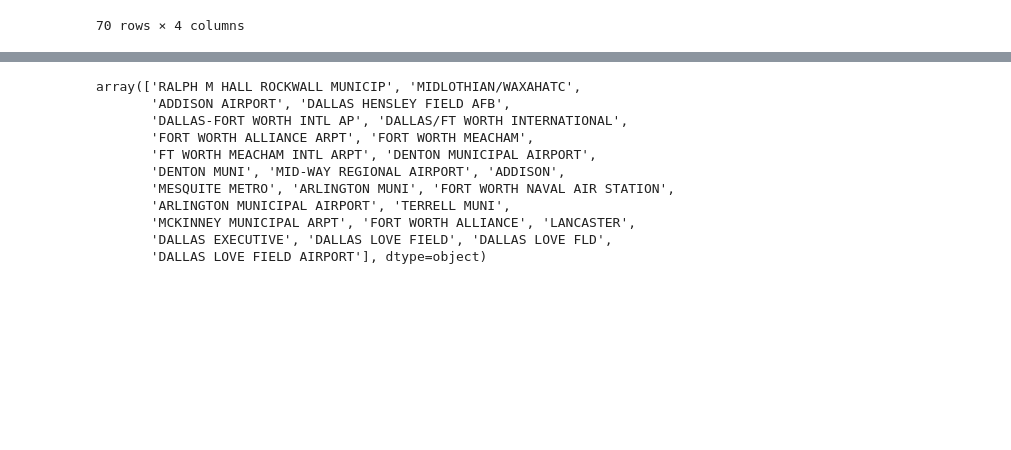
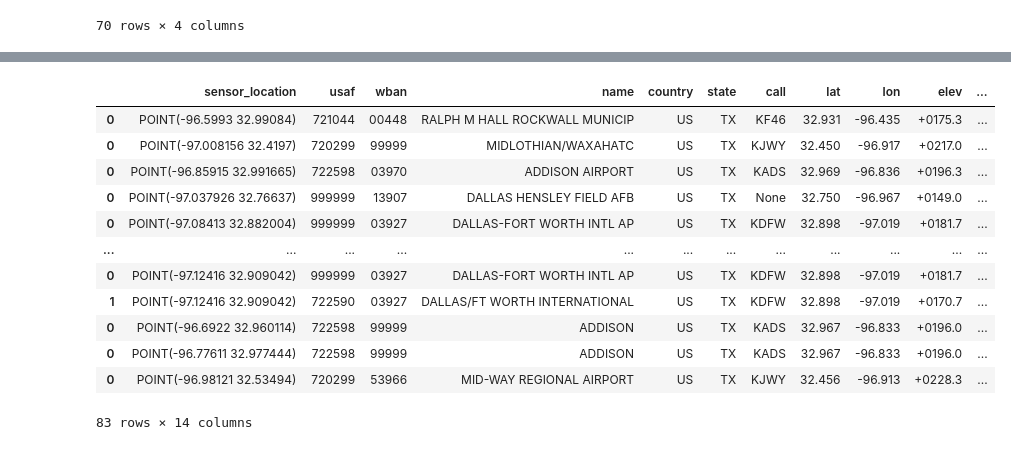
Before and after one commit to siwa-p/Air-quality-monitoring-and-prediction-using-PurpleAir-data, a Jupyter notebook: notebooks/merging_weatherdata_to_sensor_data.ipynb, the cells around one changed output, grey strips where cells are left out. Drawn from its saved outputs; the diff is of its cells as text; code cells hidden in the pictures; blank space fills up the shorter version.

```diff
--- a/notebooks/merging_weatherdata_to_sensor_data.ipynb
+++ b/notebooks/merging_weatherdata_to_sensor_data.ipynb
@@ -249,7 +226,7 @@ date_range = ('2023-01-01', '2023-01-03')
 #     weather_stations = fetch_weather_station(row['latitude'], row['longitude'], date_range)
 #     print(weather_stations)
 # %%
-date_range = ('2023-01-01', '2023-01-03')
+date_range = ('2023-01-01', '2023-01-05')
 weather_stations_combined = pd.DataFrame()  # Initialize an empty DataFrame to store combined results
 
 for index, row in sensor_data.iterrows():
@@ -389,14 +366,16 @@ weather_stations_combined
 # %%
-weather_stations_combined['stations_name'].unique()
+weather_stations_combined
 # %% [output]
+|  | sensor_location | usaf | wban | name | country | state | call | lat | lon | elev | ... |
+| 0 | POINT(-96.5993 32.99084) | 721044 | 00448 | RALPH M HALL ROCKWALL MUNICIP | US | TX | KF46 | 32.931 | -96.435 | +0175.3 | ... |
+| 0 | POINT(-97.008156 32.4197) | 720299 | 99999 | MIDLOTHIAN/WAXAHATC | US | TX | KJWY | 32.450 | -96.917 | +0217.0 | ... |
+| 0 | POINT(-96.85915 32.991665) | 722598 | 03970 | ADDISON AIRPORT | US | TX | KADS | 32.969 | -96.836 | +0196.3 | ... |
+| 0 | POINT(-97.037926 32.76637) | 999999 | 13907 | DALLAS HENSLEY FIELD AFB | US | TX | None | 32.750 | -96.967 | +0149.0 | ... |
+| 0 | POINT(-97.08413 32.882004) | 999999 | 03927 | DALLAS-FORT WORTH INTL AP | US | TX | KDFW | 32.898 | -97.019 | +0181.7 | ... |
+| ... | ... | ... | ... | ... | ... | ... | ... | ... | ... | ... | ... |
+| 0 | POINT(-97.12416 32.909042) | 999999 | 03927 | DALLAS-FORT WORTH INTL AP | US | TX | KDFW | 32.898 | -97.019 | +0181.7 | ... |
+| 1 | POINT(-97.12416 32.909042) | 722590 | 03927 | DALLAS/FT WORTH INTERNATIONAL | US | TX | KDFW | 32.898 | -97.019 | +0170.7 | ... |
+| 0 | POINT(-96.6922 32.960114) | 722598 | 99999 | ADDISON | US | TX | KADS | 32.967 | -96.833 | +0196.0 | ... |
+| 0 | POINT(-96.77611 32.977444) | 722598 | 99999 | ADDISON | US | TX | KADS | 32.967 | -96.833 | +0196.0 | ... |
+| 0 | POINT(-96.98121 32.53494) | 720299 | 53966 | MID-WAY REGIONAL AIRPORT | US | TX | KJWY | 32.456 | -96.913 | +0228.3 | ... |
-array(['RALPH M HALL ROCKWALL MUNICIP', 'MIDLOTHIAN/WAXAHATC',
-       'ADDISON AIRPORT', 'DALLAS HENSLEY FIELD AFB',
-       'DALLAS-FORT WORTH INTL AP', 'DALLAS/FT WORTH INTERNATIONAL',
-       'FORT WORTH ALLIANCE ARPT', 'FORT WORTH MEACHAM',
-       'FT WORTH MEACHAM INTL ARPT', 'DENTON MUNICIPAL AIRPORT',
-       'DENTON MUNI', 'MID-WAY REGIONAL AIRPORT', 'ADDISON',
-       'MESQUITE METRO', 'ARLINGTON MUNI', 'FORT WORTH NAVAL AIR STATION',
-       'ARLINGTON MUNICIPAL AIRPORT', 'TERRELL MUNI',
-       'MCKINNEY MUNICIPAL ARPT', 'FORT WORTH ALLIANCE', 'LANCASTER',
-       'DALLAS EXECUTIVE', 'DALLAS LOVE FIELD', 'DALLAS LOVE FLD',
-       'DALLAS LOVE FIELD AIRPORT'], dtype=object)
+83 rows × 14 columns
```
Also changed, not shown: parts of 27 cells of this notebook, 3 other files.
